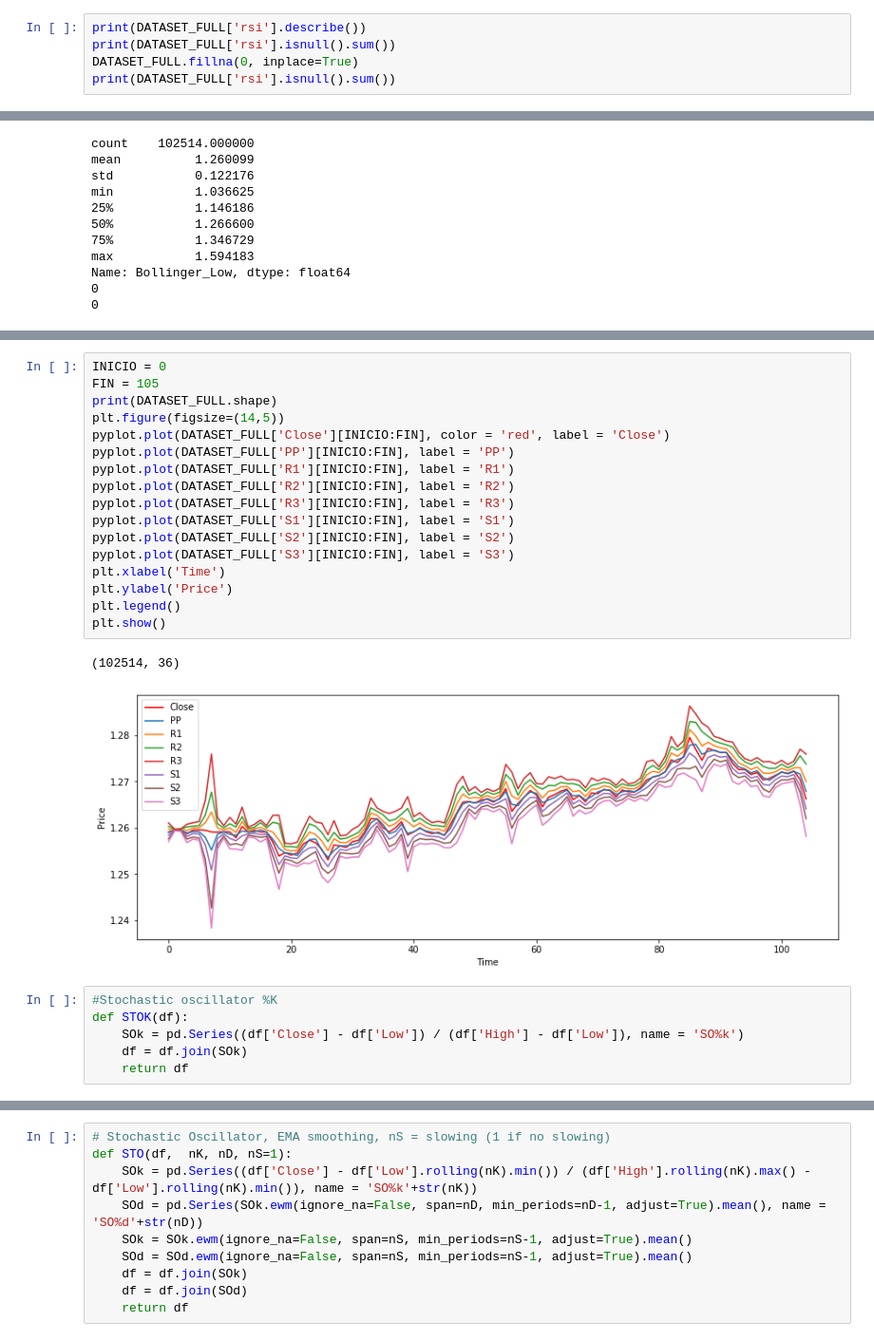
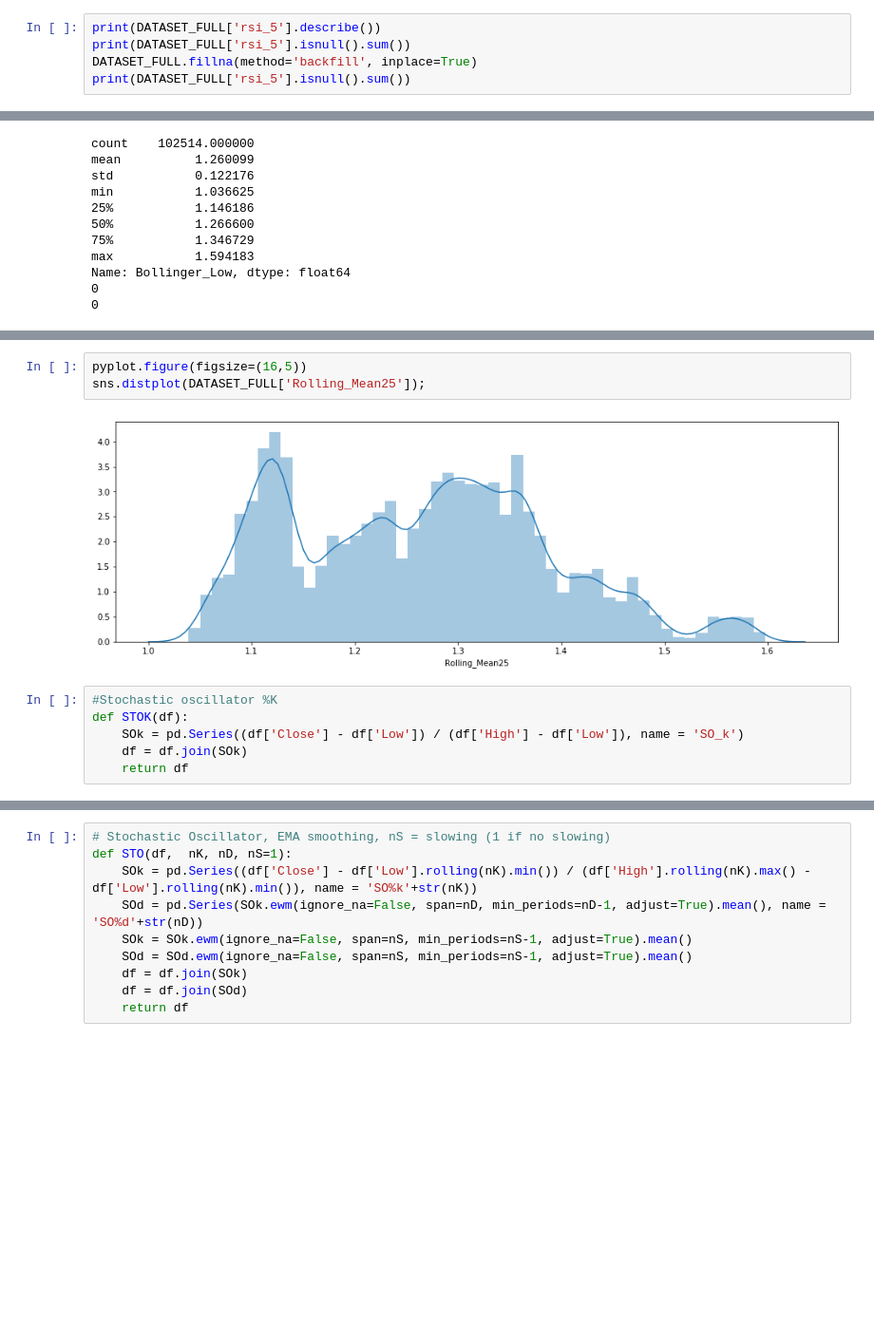
Before and after one commit to mawrer/forex_prediction, a Jupyter notebook: Jupyter Notebooks/IDI4/dataset_regression/Adding Features/EURUSD_1H_ADD_INDICATORS.ipynb, the cells around one changed output, grey strips where cells are left out. Shown: that part at 95% size. Cells and saved outputs as stored; diff of their text form; blank space fills up the shorter version.

```diff
--- a/Jupyter Notebooks/IDI4/dataset_regression/Adding Features/EURUSD_1H_ADD_INDICATORS.ipynb
+++ b/Jupyter Notebooks/IDI4/dataset_regression/Adding Features/EURUSD_1H_ADD_INDICATORS.ipynb
@@ -256,7 +289,7 @@ plt.show()
 # %%
-print(DATASET_FULL['rsi'].describe())
-print(DATASET_FULL['rsi'].isnull().sum())
-DATASET_FULL.fillna(0, inplace=True)
-print(DATASET_FULL['rsi'].isnull().sum())
+print(DATASET_FULL['rsi_5'].describe())
+print(DATASET_FULL['rsi_5'].isnull().sum())
+DATASET_FULL.fillna(method='backfill', inplace=True)
+print(DATASET_FULL['rsi_5'].isnull().sum())
 # %% [output]
 count    102514.000000
@@ -427,27 +408,12 @@ Name: S2, dtype: float64
-# %%
-INICIO = 0
-FIN = 105
-print(DATASET_FULL.shape)
-plt.figure(figsize=(14,5))
-pyplot.plot(DATASET_FULL['Close'][INICIO:FIN], color = 'red', label = 'Close')
-pyplot.plot(DATASET_FULL['PP'][INICIO:FIN], label = 'PP')
-pyplot.plot(DATASET_FULL['R1'][INICIO:FIN], label = 'R1')
-pyplot.plot(DATASET_FULL['R2'][INICIO:FIN], label = 'R2')
-pyplot.plot(DATASET_FULL['R3'][INICIO:FIN], label = 'R3')
-pyplot.plot(DATASET_FULL['S1'][INICIO:FIN], label = 'S1')
-pyplot.plot(DATASET_FULL['S2'][INICIO:FIN], label = 'S2')
-pyplot.plot(DATASET_FULL['S3'][INICIO:FIN], label = 'S3')
-plt.xlabel('Time')
-plt.ylabel('Price')
-plt.legend()
-plt.show()
-# %% [output]
-(102514, 36)
-[figure, removed]
+# %%
+pyplot.figure(figsize=(16,5))
+sns.distplot(DATASET_FULL['Rolling_Mean25']);
+# %% [output]
+[figure, added]
 # %%
 #Stochastic oscillator %K
 def STOK(df):
-    SOk = pd.Series((df['Close'] - df['Low']) / (df['High'] - df['Low']), name = 'SO%k')
+    SOk = pd.Series((df['Close'] - df['Low']) / (df['High'] - df['Low']), name = 'SO_k')
     df = df.join(SOk)
     return df
 # %%
```
Also changed, not shown: parts of 44 cells of this notebook, 27 other files.
